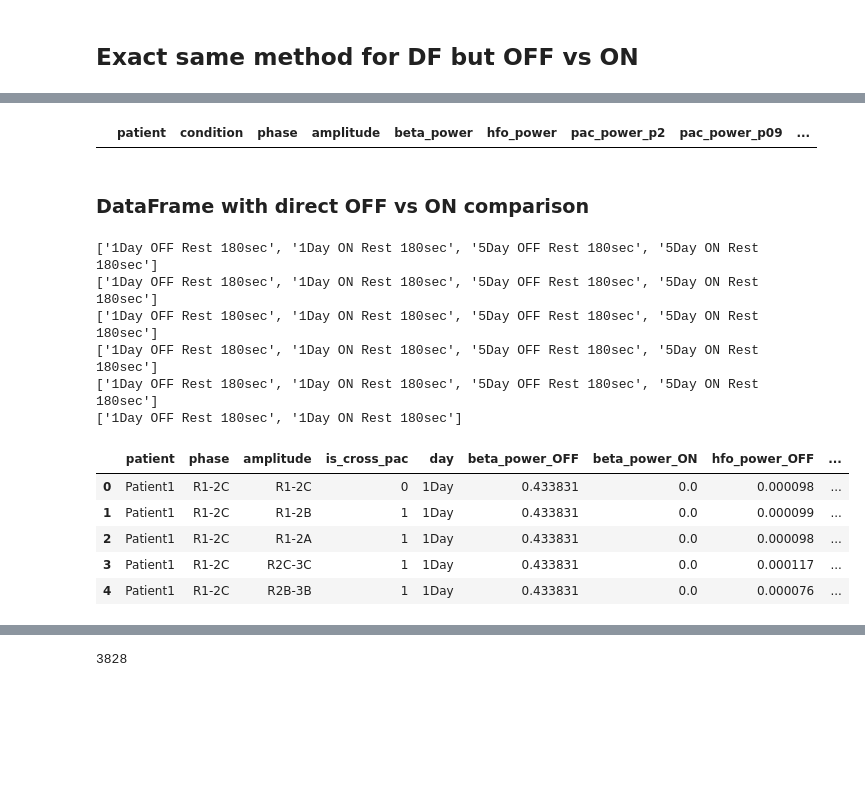
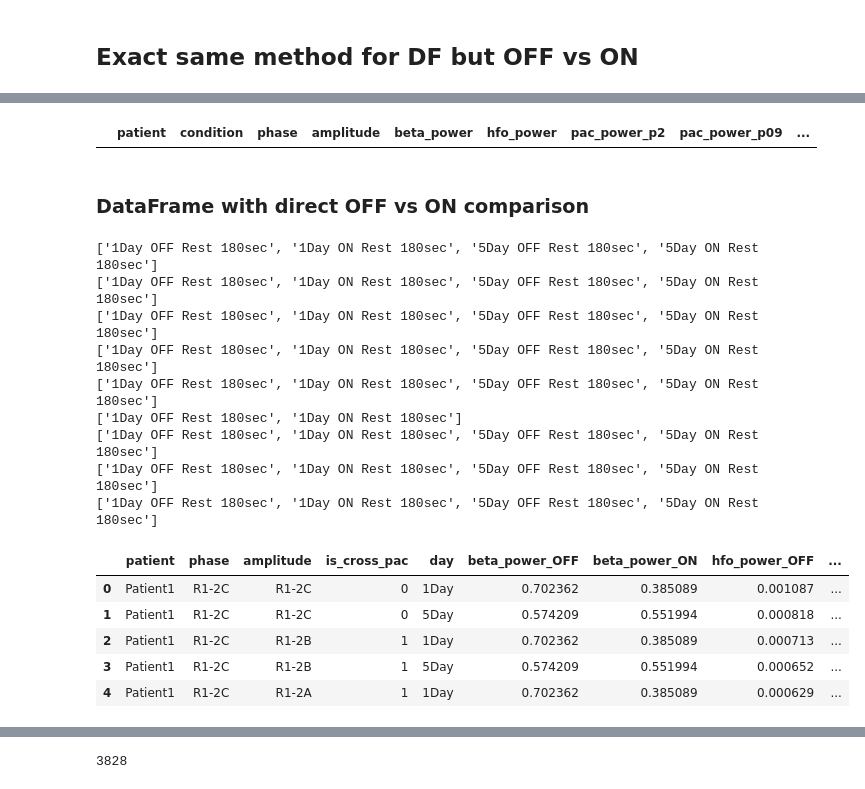
Before and after one commit to atimcenko/pac, a Jupyter notebook: notebooks/dev_dataframe.ipynb, the cells around one changed output, grey strips where cells are left out. Drawn from its saved outputs; the diff is of its cells as text; code cells hidden in the pictures; blank space fills up the shorter version.

```diff
--- a/notebooks/dev_dataframe.ipynb
+++ b/notebooks/dev_dataframe.ipynb
@@ -4,9 +6,15 @@
 Succesfully imported libraries and modules
 # %%
 # loading patients
-p1 = load_patient(1)
-p2 = load_patient(2)
-p3 = load_patient(3)
-p4 = load_patient(4)
-p5 = load_patient(5)
-p6 = load_patient(6)
+# p1 = load_patient(1, data_dir)
+# p2 = load_patient(2, data_dir)
+# p3 = load_patient(3, data_dir)
+# p4 = load_patient(4, data_dir)
+# p5 = load_patient(5, data_dir)
+# p6 = load_patient(6, data_dir)
+# p7 = load_patient(7, data_dir)
+# p8 = load_patient(8, data_dir)
+# p9 = load_patient(9, data_dir)
+
+patients = [p1, p2, p3, p4, p5, p6, p7, p8, p9]
+patient_names = [p.name for p in patients]
@@ -21,13 +34,17 @@ Patient directory:  D:\LAB\AlexPAC\data\Patient6
 cross_placements = ["L4-3A", "L4-3B", "L4-3C", "L2A-3A", "L2B-3B", "L2C-3C", "L1-2A", "L1-2B", "L1-2C",
                     "R4-3A", "R4-3B", "R4-3C", "R2A-3A", "R2B-3B", "R2C-3C", "R1-2A", "R1-2B", "R1-2C"]
 
-for patient in [p1, p2, p3, p4, p5, p6]:
+
+patients = [p1, p2, p3, p4, p5, p6, p7, p8, p9]
+for patient in patients:
     patient.cross_placements = cross_placements
 # %%
+%%time
 columns = ['patient', 'condition', 'phase', 'amplitude', 'beta_power', 'hfo_power', 'pac_power_p2', 'pac_power_p09', 'is_cross_pac']
 data = pd.DataFrame(columns=columns)
 
-for patient in [p1, p2, p3, p4, p5, p6]:
+for patient in patients:
+    print(patient.name)
 
     conditions = [c for c in patient.conditions if 'Rest 180sec' in c]
     for condition in tqdm(conditions, total=len(conditions)):
@@ -82,6 +99,6 @@ for patient in [p1, p2, p3, p4, p5, p6]:
 
 data['ldopa'] = data['condition'].apply(lambda s: s.split(' ')[1])
 
-data.to_csv('beta_hfo_pac_powers_REST.csv', sep=',')
+data.to_csv('../data/beta_hfo_pac_powers_REST.csv', sep=',')
 data.head()
 # %% [output]
@@ -128,7 +168,8 @@ dtype: float64
 # %%
-df = pd.read_csv('beta_hfo_pac_powers_REST.csv', sep=',', index_col=0)
+%%time
+df = pd.read_csv('../data/beta_hfo_pac_powers_REST.csv', sep=',', index_col=0)
 
-for patient in [p1, p2, p3, p4, p5, p6]:
+for patient in patients:
     print(patient.name)
     conditions = list(df[df.patient == patient.name].groupby('condition').groups.keys())
     print(conditions)
@@ -366,13 +378,13 @@ data.groupby('phase').count()
-# %%
-
-data.to_csv('df_OFFvsON_new.csv', sep=',')
-data.head()
-# %% [output]
-|  | patient | condition | phase | amplitude | beta_power | hfo_power | pac_power_p2 | pac_power_p09 | ... |
+# %%
+data.to_csv('df_OFFvsON_new.csv', sep=',')
+data.head()
+# %% [output]
+|  | patient | condition | phase | amplitude | beta_power | hfo_power | pac_power_p2 | pac_power_p09 | ... |
 # %% [markdown]
 ### DataFrame with direct OFF vs ON comparison
 # %%
-verbose = False
+%%time
+verbose = True
 
 
 columns = ['patient',
@@ -391,7 +403,7 @@ columns = ['patient',
 
 df_offvson = pd.DataFrame(columns=columns)
 
-for patient_name in tqdm(["Patient" + str(i) for i in range(1, 7)], total=6):
+for patient_name in tqdm(patient_names, total=len(patient_names)):
     if verbose: print(patient_name)
     conditions = list(df[df.patient == patient_name].groupby('condition').groups.keys())
     print(conditions)
@@ -442,39 +454,42 @@ for patient_name in tqdm(["Patient" + str(i) for i in range(1, 7)], total=6):
                 entry = {'patient': patient_name,
                          'phase': pp,
                          'amplitude': pa,
                          'day': day,
                          'is_cross_pac': df_off['is_cross_pac'].values[0],
                          'beta_power_OFF': df_off['beta_power'].values[0],
                          'beta_power_ON': df_on['beta_power'].values[0],
                          'hfo_power_OFF': df_off['hfo_power'].values[0],
                          'hfo_power_ON': df_on['hfo_power'].values[0],
                          'pac_power_p2_OFF': df_off['pac_power_p2'].values[0],
                          'pac_power_p2_ON': df_on['pac_power_p2'].values[0],
                          'pac_power_p09_OFF': df_off['pac_power_p09'].values[0],
                          'pac_power_p09_ON': df_on['pac_power_p09'].values[0]}
 
                 if verbose:
                     if day == '5Day':
                         print("Found 5 Day")
                         print(entry)
 
 
                 df_offvson = df_offvson.append(entry, ignore_index=True)
-df_offvson.to_csv("df_OFFvsON_Rest.csv", sep=',')
+df_offvson.to_csv("../data/df_OFFvsON_Rest.csv", sep=',')
 df_offvson.head()
 # %% [output]
 ['1Day OFF Rest 180sec', '1Day ON Rest 180sec', '5Day OFF Rest 180sec', '5Day ON Rest 180sec']
 ['1Day OFF Rest 180sec', '1Day ON Rest 180sec', '5Day OFF Rest 180sec', '5Day ON Rest 180sec']
 ['1Day OFF Rest 180sec', '1Day ON Rest 180sec', '5Day OFF Rest 180sec', '5Day ON Rest 180sec']
 ['1Day OFF Rest 180sec', '1Day ON Rest 180sec', '5Day OFF Rest 180sec', '5Day ON Rest 180sec']
 ['1Day OFF Rest 180sec', '1Day ON Rest 180sec', '5Day OFF Rest 180sec', '5Day ON Rest 180sec']
 ['1Day OFF Rest 180sec', '1Day ON Rest 180sec']
+['1Day OFF Rest 180sec', '1Day ON Rest 180sec', '5Day OFF Rest 180sec', '5Day ON Rest 180sec']
+['1Day OFF Rest 180sec', '1Day ON Rest 180sec', '5Day OFF Rest 180sec', '5Day ON Rest 180sec']
+['1Day OFF Rest 180sec', '1Day ON Rest 180sec', '5Day OFF Rest 180sec', '5Day ON Rest 180sec']
 |  | patient | phase | amplitude | is_cross_pac | day | beta_power_OFF | beta_power_ON | hfo_power_OFF | ... |
-| 0 | Patient1 | R1-2C | R1-2C | 0 | 1Day | 0.433831 | 0.0 | 0.000098 | ... |
-| 1 | Patient1 | R1-2C | R1-2B | 1 | 1Day | 0.433831 | 0.0 | 0.000099 | ... |
-| 2 | Patient1 | R1-2C | R1-2A | 1 | 1Day | 0.433831 | 0.0 | 0.000098 | ... |
-| 3 | Patient1 | R1-2C | R2C-3C | 1 | 1Day | 0.433831 | 0.0 | 0.000117 | ... |
-| 4 | Patient1 | R1-2C | R2B-3B | 1 | 1Day | 0.433831 | 0.0 | 0.000076 | ... |
+| 0 | Patient1 | R1-2C | R1-2C | 0 | 1Day | 0.702362 | 0.385089 | 0.001087 | ... |
+| 1 | Patient1 | R1-2C | R1-2C | 0 | 5Day | 0.574209 | 0.551994 | 0.000818 | ... |
+| 2 | Patient1 | R1-2C | R1-2B | 1 | 1Day | 0.702362 | 0.385089 | 0.000713 | ... |
+| 3 | Patient1 | R1-2C | R1-2B | 1 | 5Day | 0.574209 | 0.551994 | 0.000652 | ... |
+| 4 | Patient1 | R1-2C | R1-2A | 1 | 1Day | 0.702362 | 0.385089 | 0.000629 | ... |
 # %%
 df_offvson.groupby('day').count()
 # %% [output]
```
Also changed, not shown: parts of 31 cells of this notebook, 7 other files.
